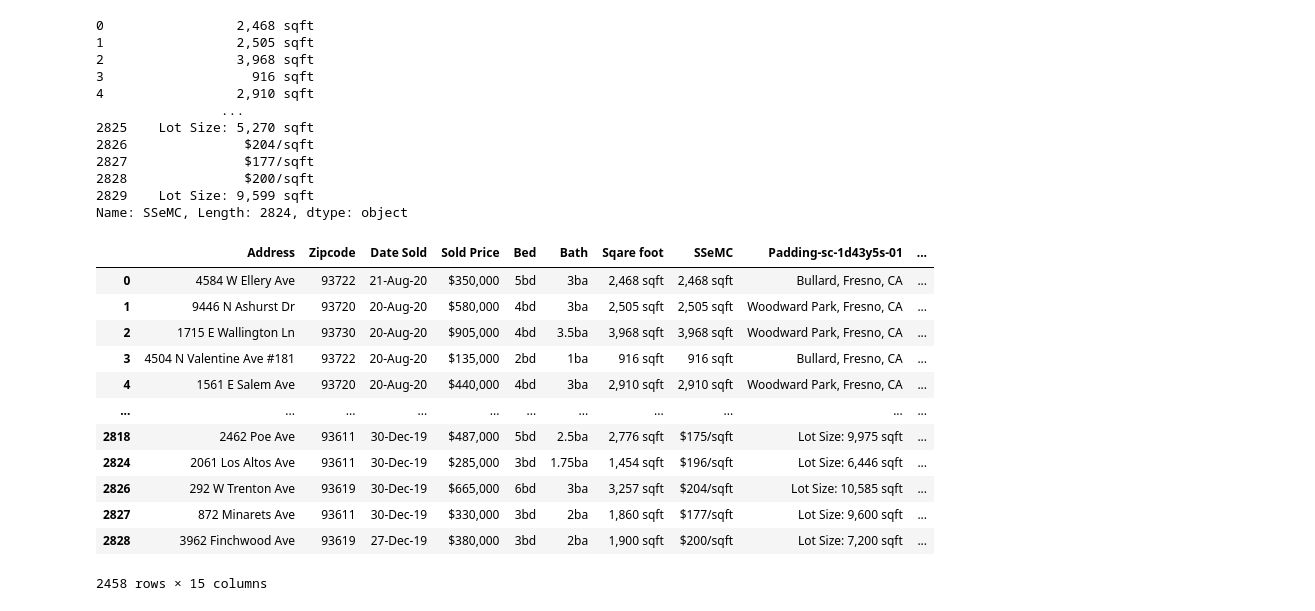
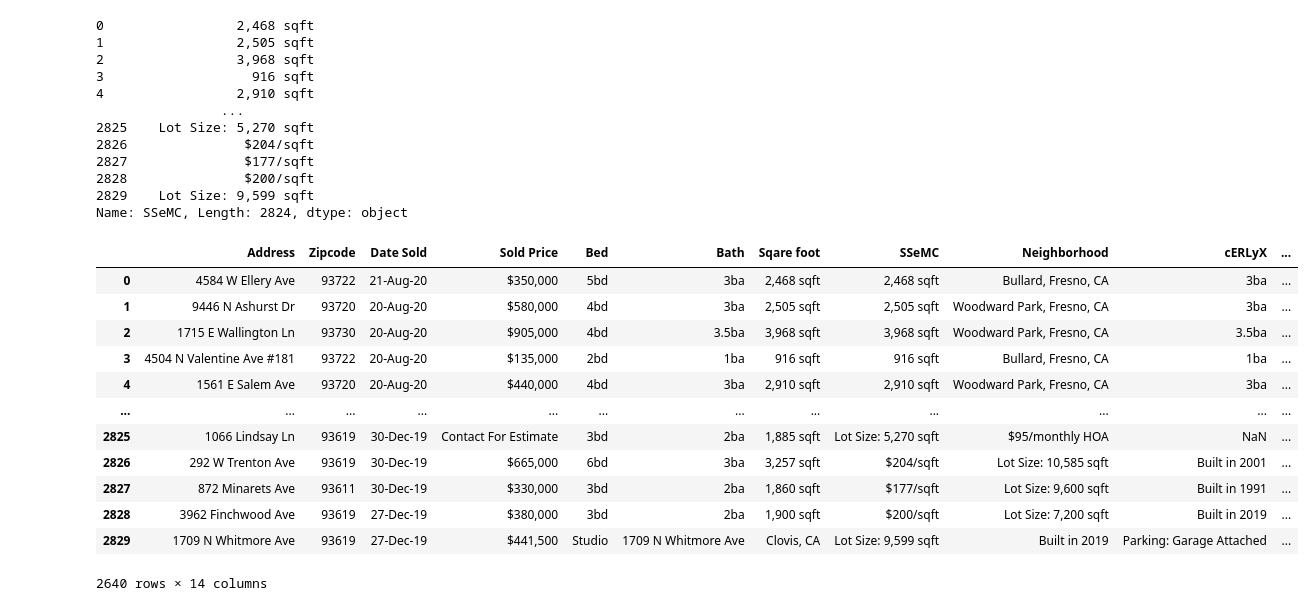
Before and after one commit to koreric18/Housing-Prices, a Jupyter notebook: Untitled.ipynb, the cells around one changed output. Cells and saved outputs as stored; diff of their text form; code cells hidden in the pictures.

Commit message:
fixed lot size

```diff
--- a/Untitled.ipynb
+++ b/Untitled.ipynb
@@ -92,7 +92,7 @@ df
 | 2829 | 1709 N Whitmore Ave | 93619 | 27-Dec-19 | $441,500 | Studio | 1709 N Whitmore Ave | ... |
 2824 rows × 12 columns
 # %%
-df = df.rename (columns={"Box-sc-8ox7qa-0" : "Date Sold", "Text__TextBase-sc-1i9uasc-0-div" : "Sold Price", "Text__TextBase-sc-1i9uasc-0-div1" : "Bed","Text__TextBase-sc-1i9uasc-0-div2" : "Bath", "Text__TextBase-sc-1i9uasc-0-div3" : "Sqare foot"})
+df = df.rename (columns={"Box-sc-8ox7qa-0" : "Date Sold", "Text__TextBase-sc-1i9uasc-0-div" : "Sold Price", "Text__TextBase-sc-1i9uasc-0-div1" : "Bed","Text__TextBase-sc-1i9uasc-0-div2" : "Bath", "Text__TextBase-sc-1i9uasc-0-div3" : "Sqare foot", "Padding-sc-1d43y5s-01": "Neighborhood"})
 # %%
 cols = list(df.columns)
 # %%
@@ -162,21 +162,37 @@ df[cols[7]]
 2828               $200/sqft
 2829    Lot Size: 9,599 sqft
 Name: SSeMC, Length: 2824, dtype: object
+# %%
+def lot_fix (c1, c2, c3, c4, c5):
+    if 'Lot' in str(c1):
+        return c1
+    if 'Lot' in str(c2):
+        return c2
+    if 'Lot' in str(c3):
+        return c3
+    if 'Lot' in str(c4):
+        return c4
+    if 'Lot' in str(c5):
+        return c5
+    else:
+        return "Not Provided"
+# %%
+df['Lot Size'] = df.apply(lambda x: lot_fix(x.SSeMC, x.Neighborhood, x.cERLyX, x.Field2, x.Field3), axis = 1)
 # %%
 df['Lot Size'] = df[cols[7]].apply(lambda x: x if 'Lot' in str(x) else "Not Provided")
 # %%
-df.loc[df['Lot Size'] == 'Not Provided']
+df.loc[df['Lot Size'] != 'Not Provided']
 # %% [output]
-|  | Address | Zipcode | Date Sold | Sold Price | Bed | Bath | Sqare foot | SSeMC | Padding-sc-1d43y5s-01 | ... |
-| 0 | 4584 W Ellery Ave | 93722 | 21-Aug-20 | $350,000 | 5bd | 3ba | 2,468 sqft | 2,468 sqft | Bullard, Fresno, CA | ... |
-| 1 | 9446 N Ashurst Dr | 93720 | 20-Aug-20 | $580,000 | 4bd | 3ba | 2,505 sqft | 2,505 sqft | Woodward Park, Fresno, CA | ... |
-| 2 | 1715 E Wallington Ln | 93730 | 20-Aug-20 | $905,000 | 4bd | 3.5ba | 3,968 sqft | 3,968 sqft | Woodward Park, Fresno, CA | ... |
-| 3 | 4504 N Valentine Ave #181 | 93722 | 20-Aug-20 | $135,000 | 2bd | 1ba | 916 sqft | 916 sqft | Bullard, Fresno, CA | ... |
-| 4 | 1561 E Salem Ave | 93720 | 20-Aug-20 | $440,000 | 4bd | 3ba | 2,910 sqft | 2,910 sqft | Woodward Park, Fresno, CA | ... |
-| ... | ... | ... | ... | ... | ... | ... | ... | ... | ... | ... |
-| 2818 | 2462 Poe Ave | 93611 | 30-Dec-19 | $487,000 | 5bd | 2.5ba | 2,776 sqft | $175/sqft | Lot Size: 9,975 sqft | ... |
-| 2824 | 2061 Los Altos Ave | 93611 | 30-Dec-19 | $285,000 | 3bd | 1.75ba | 1,454 sqft | $196/sqft | Lot Size: 6,446 sqft | ... |
-| 2826 | 292 W Trenton Ave | 93619 | 30-Dec-19 | $665,000 | 6bd | 3ba | 3,257 sqft | $204/sqft | Lot Size: 10,585 sqft | ... |
-| 2827 | 872 Minarets Ave | 93611 | 30-Dec-19 | $330,000 | 3bd | 2ba | 1,860 sqft | $177/sqft | Lot Size: 9,600 sqft | ... |
-| 2828 | 3962 Finchwood Ave | 93619 | 27-Dec-19 | $380,000 | 3bd | 2ba | 1,900 sqft | $200/sqft | Lot Size: 7,200 sqft | ... |
+|  | Address | Zipcode | Date Sold | Sold Price | Bed | Bath | Sqare foot | SSeMC | Neighborhood | cERLyX | ... |
+| 0 | 4584 W Ellery Ave | 93722 | 21-Aug-20 | $350,000 | 5bd | 3ba | 2,468 sqft | 2,468 sqft | Bullard, Fresno, CA | 3ba | ... |
+| 1 | 9446 N Ashurst Dr | 93720 | 20-Aug-20 | $580,000 | 4bd | 3ba | 2,505 sqft | 2,505 sqft | Woodward Park, Fresno, CA | 3ba | ... |
+| 2 | 1715 E Wallington Ln | 93730 | 20-Aug-20 | $905,000 | 4bd | 3.5ba | 3,968 sqft | 3,968 sqft | Woodward Park, Fresno, CA | 3.5ba | ... |
+| 3 | 4504 N Valentine Ave #181 | 93722 | 20-Aug-20 | $135,000 | 2bd | 1ba | 916 sqft | 916 sqft | Bullard, Fresno, CA | 1ba | ... |
+| 4 | 1561 E Salem Ave | 93720 | 20-Aug-20 | $440,000 | 4bd | 3ba | 2,910 sqft | 2,910 sqft | Woodward Park, Fresno, CA | 3ba | ... |
+| ... | ... | ... | ... | ... | ... | ... | ... | ... | ... | ... | ... |
+| 2825 | 1066 Lindsay Ln | 93619 | 30-Dec-19 | Contact For Estimate | 3bd | 2ba | 1,885 sqft | Lot Size: 5,270 sqft | $95/monthly HOA | NaN | ... |
+| 2826 | 292 W Trenton Ave | 93619 | 30-Dec-19 | $665,000 | 6bd | 3ba | 3,257 sqft | $204/sqft | Lot Size: 10,585 sqft | Built in 2001 | ... |
+| 2827 | 872 Minarets Ave | 93611 | 30-Dec-19 | $330,000 | 3bd | 2ba | 1,860 sqft | $177/sqft | Lot Size: 9,600 sqft | Built in 1991 | ... |
+| 2828 | 3962 Finchwood Ave | 93619 | 27-Dec-19 | $380,000 | 3bd | 2ba | 1,900 sqft | $200/sqft | Lot Size: 7,200 sqft | Built in 2019 | ... |
+| 2829 | 1709 N Whitmore Ave | 93619 | 27-Dec-19 | $441,500 | Studio | 1709 N Whitmore Ave | Clovis, CA | Lot Size: 9,599 sqft | Built in 2019 | Parking: Garage Attached | ... |
-2458 rows × 15 columns
+2640 rows × 14 columns
```
Also changed, not shown: parts of 3 cells of this notebook.
